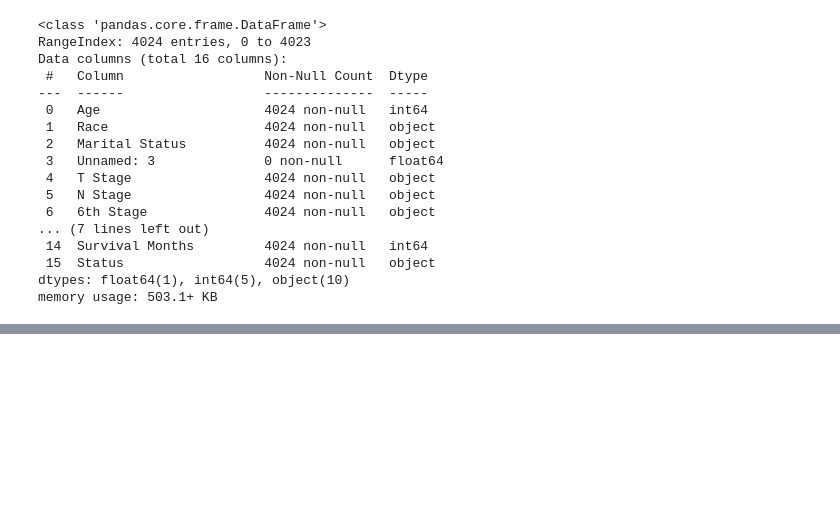
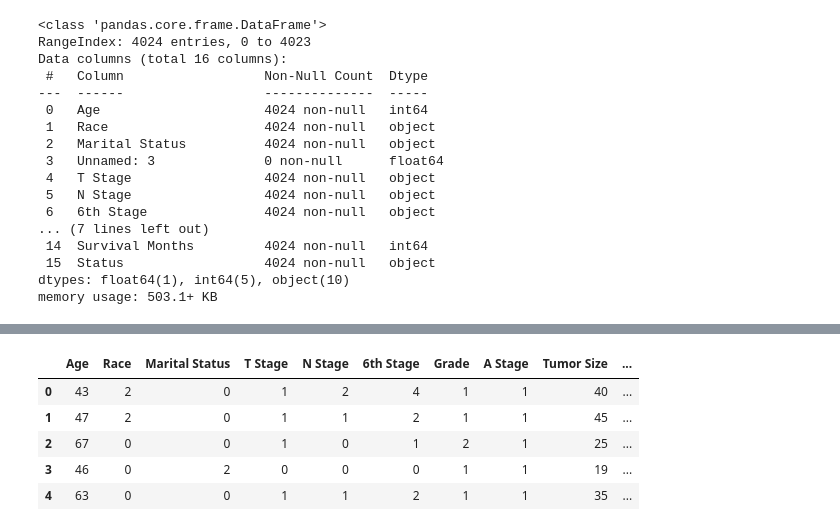
Before and after one commit to arun-ekambaram/Cancer-Patient-Survival-Prediction-Using-RWD, a Jupyter notebook: experiment.ipynb, the cells around one changed output, grey strips where cells are left out. Saved outputs shown, nothing was run; the diff lists cells and outputs as text; code cells hidden in the pictures; blank space fills up the shorter version.

```diff
--- a/experiment.ipynb
+++ b/experiment.ipynb
@@ -39,0 +153,88 @@ memory usage: 503.1+ KB
+# %%
+# Encoding "Grade"
+Vmap = {
+    "Well differentiated; Grade I": 0,
+    "Moderately differentiated; Grade II": 1,
+    "Poorly differentiated; Grade III": 2,
+    "Undifferentiated; anaplastic; Grade IV": 3
+}
+data['Grade'] = data['Grade'].replace(Vmap)
+
+# Encoding "6th Stage"
+Vmap = {
+    "IIA": 0,
+    "IIB": 1,
+    "IIIA": 2,
+    "IIIB": 3,
+    "IIIC": 4
+}
+data['6th Stage'] = data['6th Stage'].replace(Vmap)
+
+# Encoding "N Stage"
+Vmap = {
+    "N1": 0,
+    "N2": 1,
+    "N3": 2
+}
+
+data['N Stage'] = data['N Stage'].replace(Vmap)
+
+# Encoding "T Stage"
+Vmap = {
+    "T1": 0,
+    "T2": 1,
+    "T3": 2,
+    "T4": 3
+}
+data['T Stage '] = data['T Stage '].replace(Vmap)
+
+# Encoding "Estrogen Status" and "Estrogen Status"
+Vmap = {
+    "Positive": 1,
+    "Negative": 0,
+    "Regional": 1,
+    "Distant": 0
+}
+data['Estrogen Status'] = data['Estrogen Status'].replace(Vmap)
+data['Progesterone Status'] = data['Progesterone Status'].replace(Vmap)
+
+# Encoding "A Stage"
+Vmap = {
+    "Regional": 1,
+    "Distant": 0
+}
+data['A Stage'] = data['A Stage'].replace(Vmap)
+
+# Encoding "Race"
+Vmap = {
+    "White": 0,
+    "Black": 1,
+    "Other (American Indian/AK Native, Asian/Pacific Islander)": 2
+}
+data['Race '] = data["Race "].replace(Vmap)
+
+# Encoding "Marital Status"
+Vmap = {
+    "Married (including common law)": 0,
+    "Single (never married)": 1,
+    "Divorced": 2,
+    "Widowed": 3,
+    "Separated": 4
+}
+data['Marital Status'] = data["Marital Status"].replace(Vmap)
+
+# Encoding "Status"
+Vmap = {
+    "Alive": 1,
+    "Dead": 0
+}
+data['Status'] = data['Status'].replace(Vmap)
+
+data.head()
+# %% [output]
+|  | Age | Race | Marital Status | T Stage | N Stage | 6th Stage | Grade | A Stage | Tumor Size | ... |
+| 0 | 43 | 2 | 0 | 1 | 2 | 4 | 1 | 1 | 40 | ... |
+| 1 | 47 | 2 | 0 | 1 | 1 | 2 | 1 | 1 | 45 | ... |
+| 2 | 67 | 0 | 0 | 1 | 0 | 1 | 2 | 1 | 25 | ... |
+| 3 | 46 | 0 | 2 | 0 | 0 | 0 | 1 | 1 | 19 | ... |
+| 4 | 63 | 0 | 0 | 1 | 1 | 2 | 1 | 1 | 35 | ... |
```
Also changed, not shown: parts of 15 cells of this notebook.
